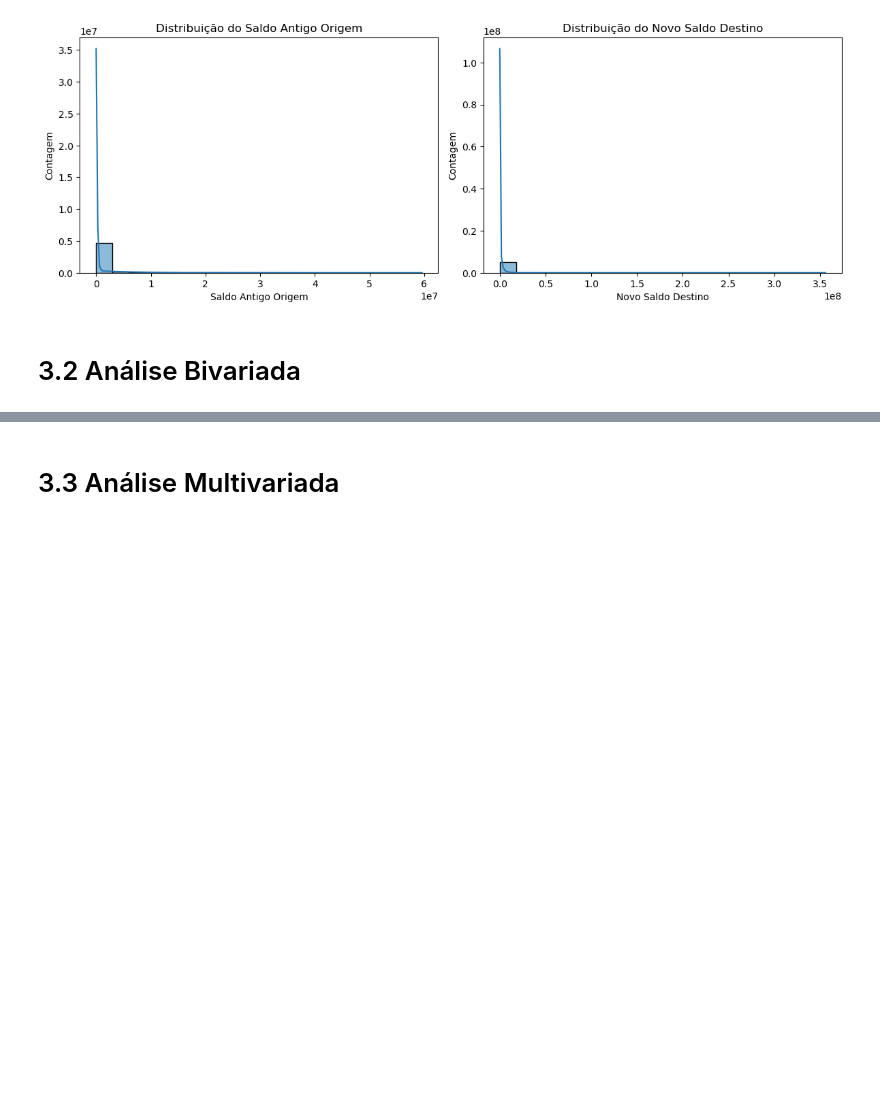
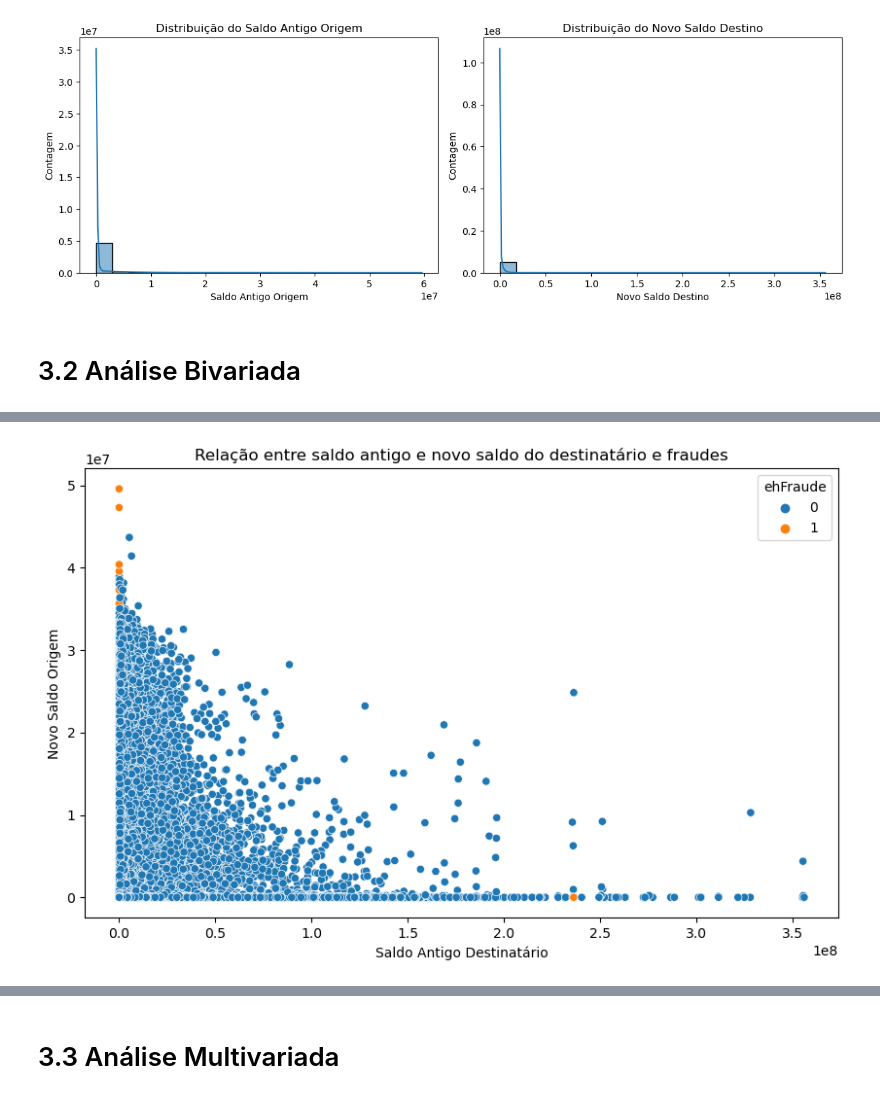
Before and after one commit to erickfog/Online_Fraude, a Jupyter notebook: OnlineFraudDetection.ipynb, the cells around one changed output, grey strips where cells are left out. Cells and saved outputs as stored; diff of their text form; code cells hidden in the pictures; blank space fills up the shorter version.

```diff
--- a/OnlineFraudDetection.ipynb
+++ b/OnlineFraudDetection.ipynb
@@ -409,0 +394,10 @@ plt.show()
+# %%
+#Relação entre o saldo antigo do destinatário e o novo saldo do destinatário e as fraudes:
+plt.figure(figsize=(10, 6))
+sns.scatterplot(data=train_data, x='saldoAntigoDest', y='novoSaldoOrig', hue='ehFraude')
+plt.title('Relação entre saldo antigo e novo saldo do destinatário e fraudes')
+plt.xlabel('Saldo Antigo Destinatário')
+plt.ylabel('Novo Saldo Origem')
+plt.show()
+# %% [output]
+[figure, added]
```
Also changed, not shown: parts of 109 cells of this notebook.
